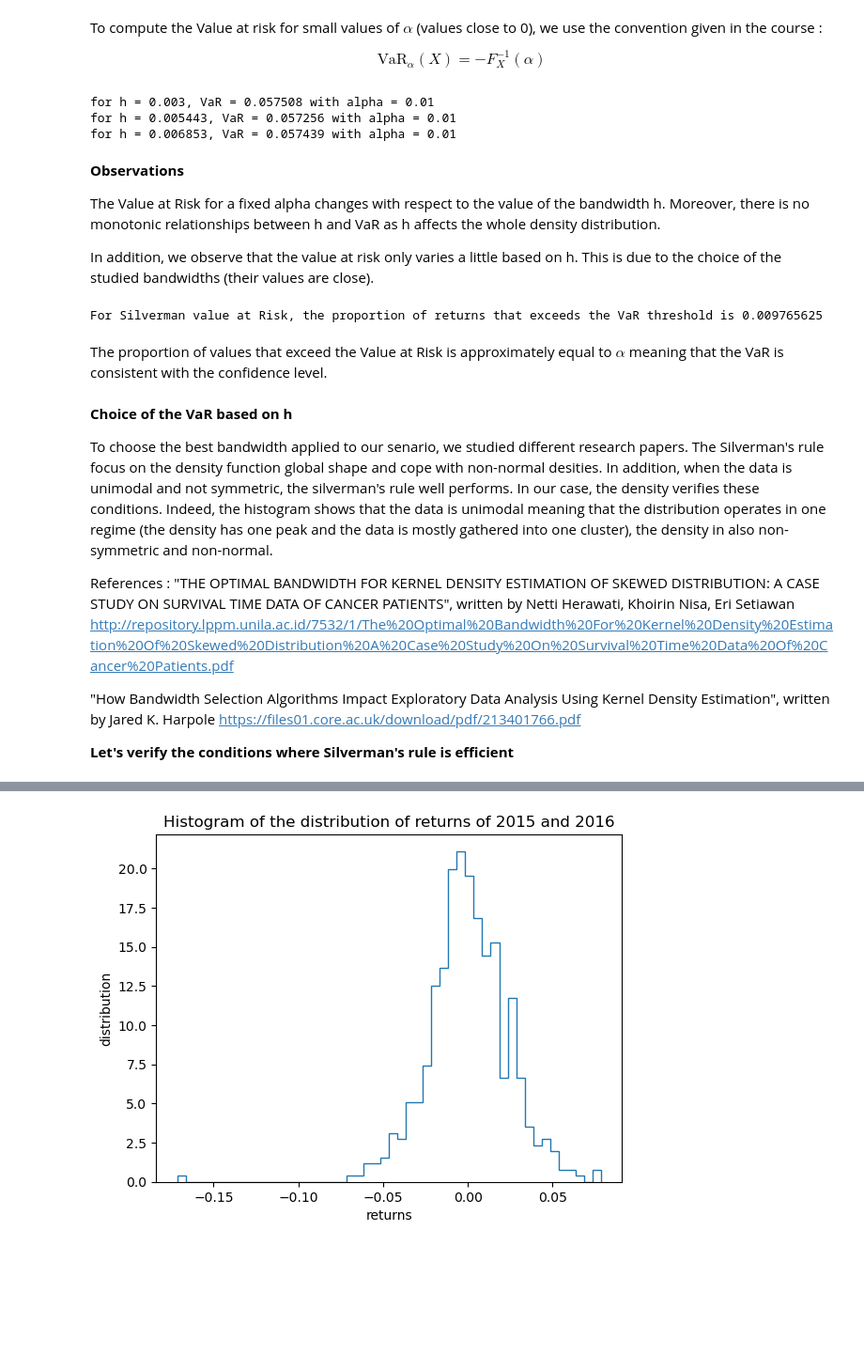
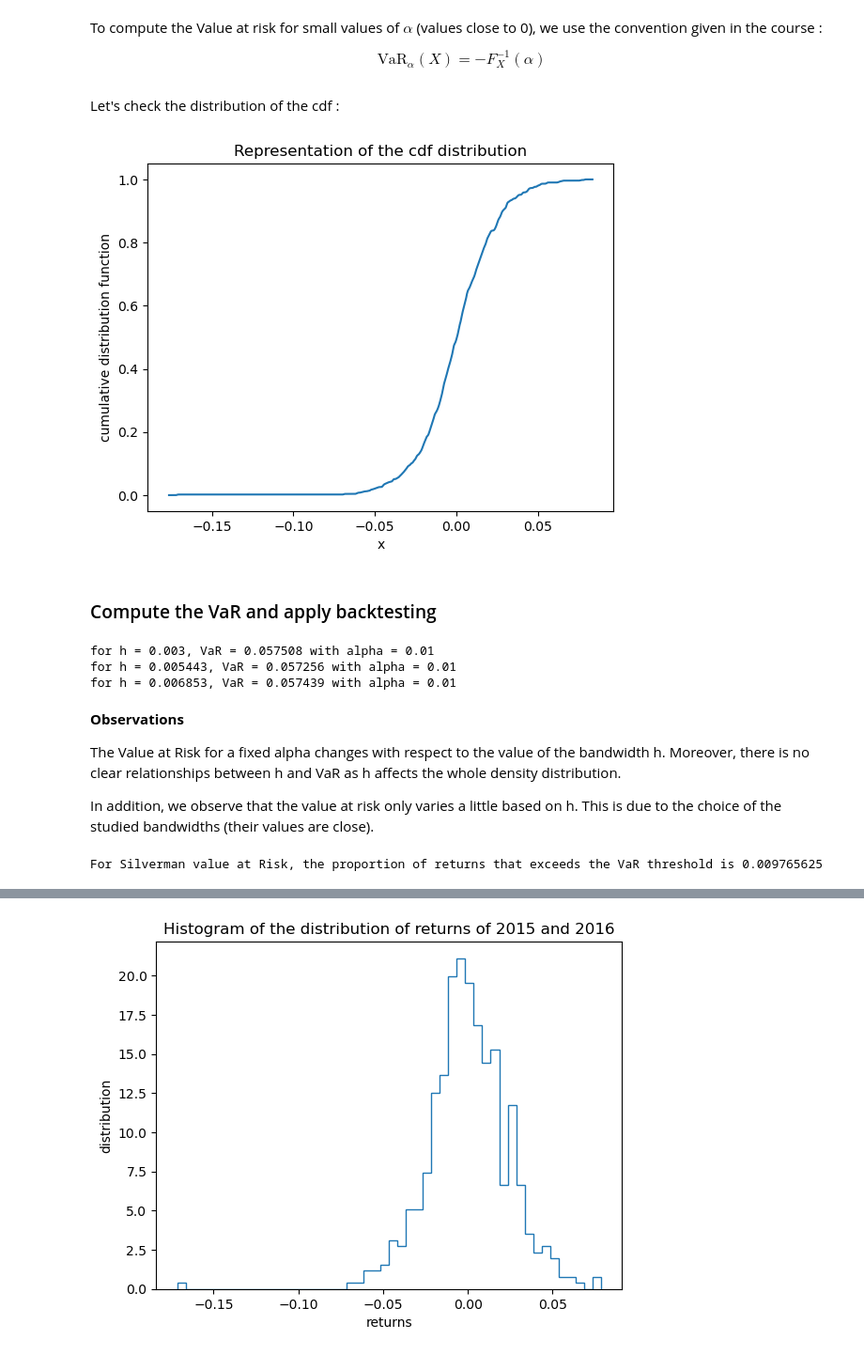
Before and after one commit to NatachaGsn/Market-risk---project, a Jupyter notebook: project.ipynb, the cells around one changed output, grey strips where cells are left out. Shown at 94% size. Cells and saved outputs as stored; diff of their text form; code cells hidden in the pictures; blank space fills up the shorter version.

```diff
--- a/project.ipynb
+++ b/project.ipynb
@@ -233,0 +216,14 @@ def ComputeMultipleHVaR(returns_tab, alpha, h_tab):
+# %% [markdown]
+Let's check the distribution of the cdf :
+# %%
+x_tab = np.linspace(min(returns_2015_2016) - 5*h, max(returns_2015_2016) + 5*h, 1000)
+F_hat_tab = Series_F_Hat(h, returns_2015_2016, x_tab)
+plt.plot(x_tab, F_hat_tab)
+plt.xlabel("x")
+plt.ylabel("cumulative distribution function")
+plt.title("Representation of the cdf distribution")
+plt.show()
+# %% [output]
+[figure, added]
+# %% [markdown]
+### Compute the VaR and apply backtesting
@@ -243,7 +256,7 @@ for h = 0.006853, VaR = 0.057439 with alpha = 0.01
 # %% [markdown]
 **Observations**
 
-The Value at Risk for a fixed alpha changes with respect to the value of the bandwidth h. Moreover, there is no monotonic relationships between h and VaR as h affects the whole density distribution.
+The Value at Risk for a fixed alpha changes with respect to the value of the bandwidth h. Moreover, there is no clear relationships between h and VaR as h affects the whole density distribution.
 
 In addition, we observe that the value at risk only varies a little based on h. This is due to the choice of the studied bandwidths (their values are close).
 # %%
@@ -255,18 +268,3 @@ VaR_Silverman = dico_var[h_silverman]
 print(f"For Silverman value at Risk, the proportion of returns that exceeds the VaR threshold is {Proportion(returns_2015_2016, VaR_Silverman)}")
 # %% [output]
 For Silverman value at Risk, the proportion of returns that exceeds the VaR threshold is 0.009765625
-# %% [markdown]
-The proportion of values that exceed the Value at Risk is approximately equal to $\alpha$ meaning that the VaR is consistent with the confidence level.
-# %% [markdown]
-**Choice of the VaR based on h**
-
-To choose the best bandwidth applied to our senario, we studied different research papers. The Silverman's rule focus on the density function global shape and cope with non-normal desities. In addition, when the data is unimodal and not symmetric, the silverman's rule well performs. In our case, the density verifies these conditions. Indeed, the histogram shows that the data is unimodal meaning that the distribution operates in one regime (the density has one peak and the data is mostly gathered into one cluster), the density in also non-symmetric and non-normal.
-
-References :
-"THE OPTIMAL BANDWIDTH FOR KERNEL DENSITY ESTIMATION OF SKEWED DISTRIBUTION: A CASE STUDY ON SURVIVAL TIME DATA OF CANCER PATIENTS", written by Netti Herawati, Khoirin Nisa, Eri Setiawan
-http://repository.lppm.unila.ac.id/7532/1/The%20Optimal%20Bandwidth%20For%20Kernel%20Density%20Estimation%20Of%20Skewed%20Distribution%20A%20Case%20Study%20On%20Survival%20Time%20Data%20Of%20Cancer%20Patients.pdf
-
-"How Bandwidth Selection Algorithms Impact Exploratory Data Analysis Using Kernel Density Estimation", written by Jared K. Harpole
-https://files01.core.ac.uk/download/pdf/213401766.pdf
-
-**Let's verify the conditions where Silverman's rule is efficient**
```
Also changed, not shown: parts of 14 cells of this notebook.
